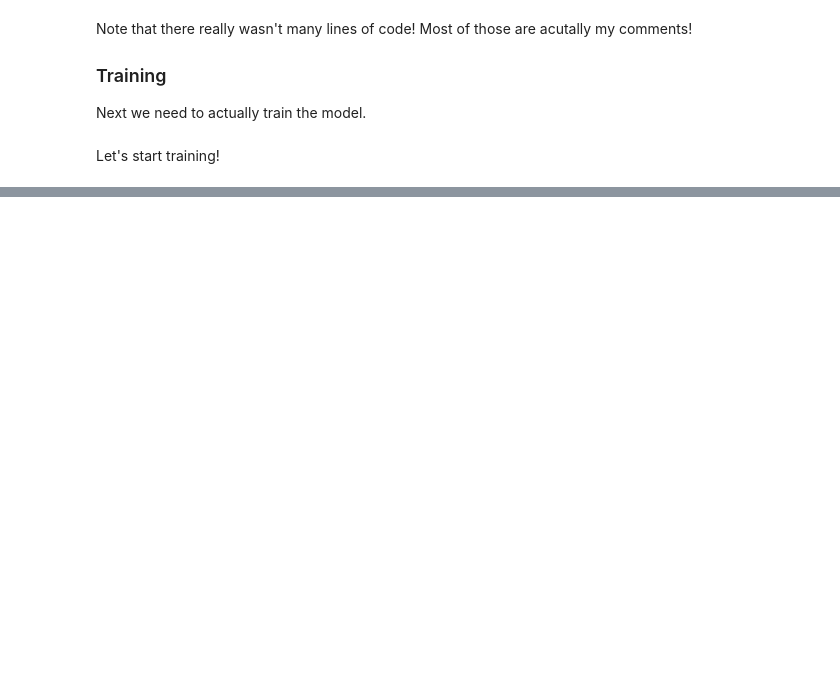
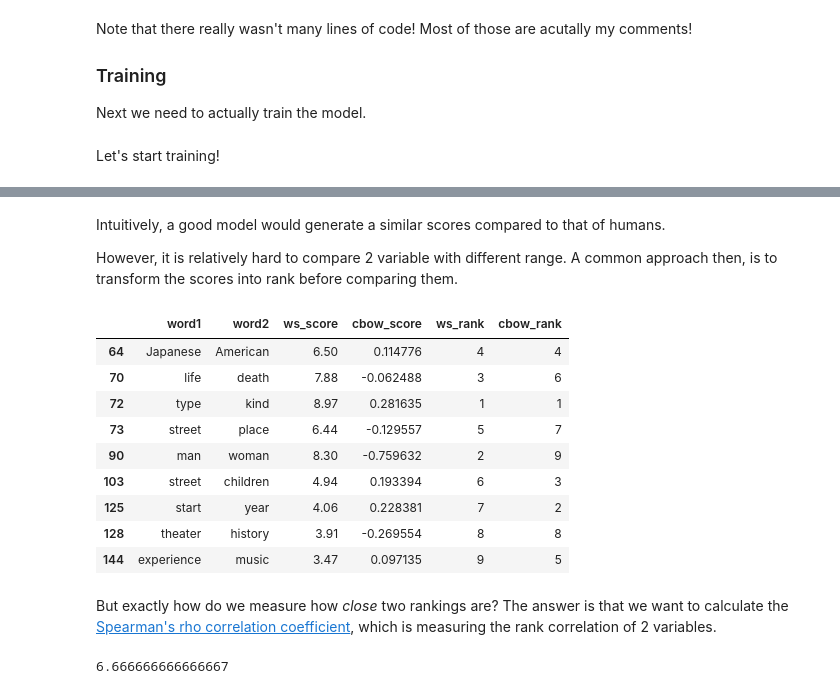
Before and after one commit to sidenver/word2vec_assignment, a Jupyter notebook: w2v_hw/w2v_hw.ipynb, the cells around one changed output, grey strips where cells are left out. Drawn from its saved outputs; the diff is of its cells as text; code cells hidden in the pictures; blank space fills up the shorter version.

```diff
--- a/w2v_hw/w2v_hw.ipynb
+++ b/w2v_hw/w2v_hw.ipynb
@@ -533,0 +521,4 @@ for i in range(NUM_EPOCHS):
+# %%
+import pandas as pd
+df_ws353sim = pd.read_csv('../data/en/EN-WS-353-SIM.txt', sep='\t', header=None, names=['word1', 'word2', 'ws_score'])
+df_ws353sim.head(15)
@@ -533,0 +544,11 @@ for i in range(NUM_EPOCHS):
+# %%
+def cosine_similarity(row, model, vocab, cos):
+    word1 = row['word1'].lower()
+    word2 = row['word2'].lower()
+    if word1 in vocab and word2 in vocab:
+        return cos(model.word2vec(word1), model.word2vec(word2)).data.numpy()[0]
+    else:
+        return np.nan
+
+df_ws353sim['cbow_score'] = df_ws353sim.apply(lambda row: cosine_similarity(row, model, vocab, cos), axis=1)
+df_ws353sim.head(10)
@@ -533,0 +569,3 @@ for i in range(NUM_EPOCHS):
+# %%
+df_ws353sim_dropna = df_ws353sim.dropna().copy()
+df_ws353sim_dropna.head(10)
@@ -533,0 +583,31 @@ for i in range(NUM_EPOCHS):
+# %% [markdown]
+Intuitively, a good model would generate a similar scores compared to that of humans.
+
+However, it is relatively hard to compare 2 variable with different range. A common approach then, is to transform the scores into rank before comparing them.
+# %%
+df_ws353sim_dropna['ws_rank'] = df_ws353sim_dropna['ws_score'].rank(ascending=False).astype(int)
+df_ws353sim_dropna['cbow_rank'] = df_ws353sim_dropna['cbow_score'].rank(ascending=False).astype(int)
+df_ws353sim_dropna.head(10)
+# %% [output]
+|  | word1 | word2 | ws_score | cbow_score | ws_rank | cbow_rank |
+| 64 | Japanese | American | 6.50 | 0.114776 | 4 | 4 |
+| 70 | life | death | 7.88 | -0.062488 | 3 | 6 |
+| 72 | type | kind | 8.97 | 0.281635 | 1 | 1 |
+| 73 | street | place | 6.44 | -0.129557 | 5 | 7 |
+| 90 | man | woman | 8.30 | -0.759632 | 2 | 9 |
+| 103 | street | children | 4.94 | 0.193394 | 6 | 3 |
+| 125 | start | year | 4.06 | 0.228381 | 7 | 2 |
+| 128 | theater | history | 3.91 | -0.269554 | 8 | 8 |
+| 144 | experience | music | 3.47 | 0.097135 | 9 | 5 |
+# %% [markdown]
+But exactly how do we measure how *close* two rankings are? The answer is that we want to calculate the [Spearman's rho correlation coefficient](https://en.wikipedia.org/wiki/Spearman%27s_rank_correlation_coefficient), which is measuring the rank correlation of 2 variables.
+# %%
+from scipy import stats
+"""
+calculating spearman's rho using scipy.stats
+Spearman's rho range from [-1, 1]
+we *100 to scale it to [-100, 100]
+"""
+stats.stats.spearmanr(df_ws353sim_dropna['ws_rank'], df_ws353sim_dropna['cbow_rank'])[0]*100
+# %% [output]
+6.666666666666667
```
Also changed, not shown: parts of 77 cells of this notebook, 15 other files.
